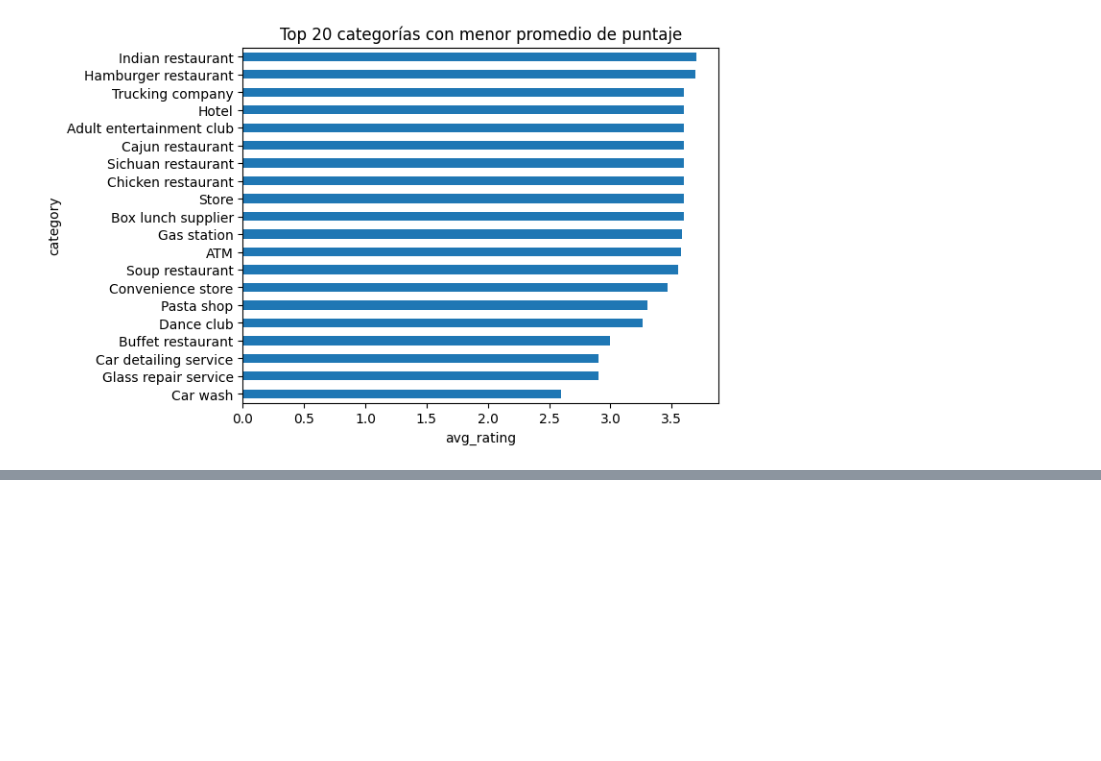
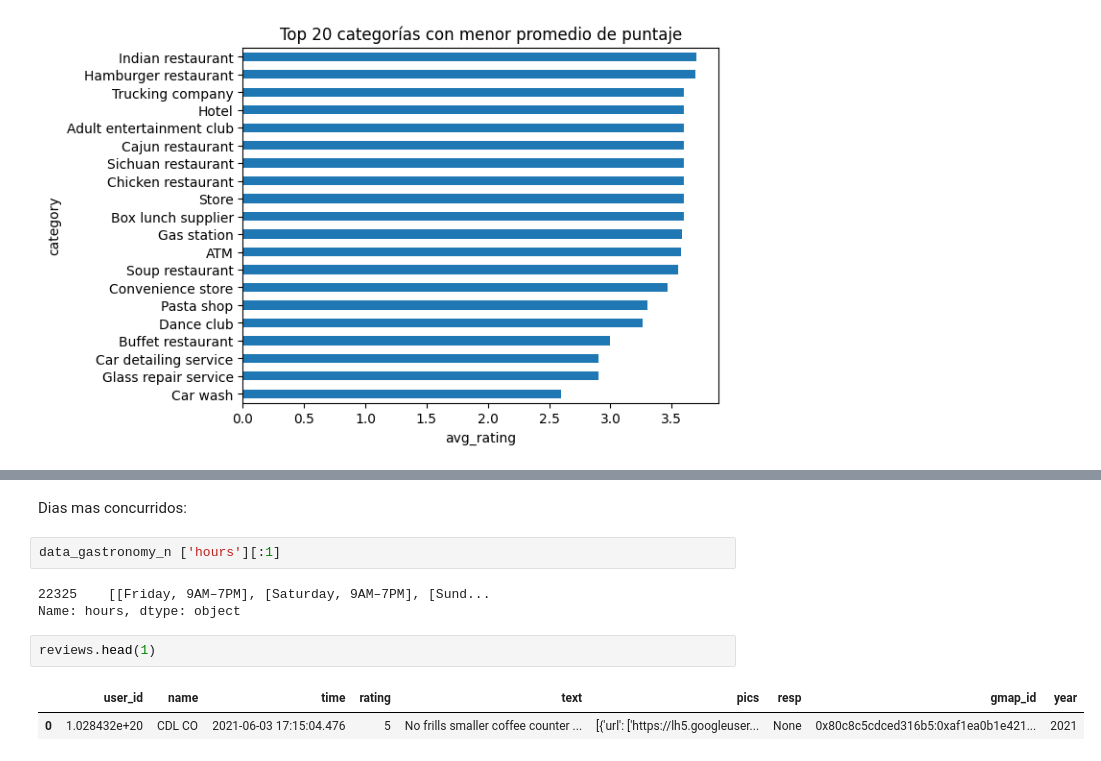
Before and after one commit to volpo/PG_YELP_GOOGLE_MAPS, a Jupyter notebook: EDANevada.ipynb, the cells around one changed output, grey strips where cells are left out. Drawn from its saved outputs; the diff is of its cells as text; blank space fills up the shorter version.

```diff
--- a/EDANevada.ipynb
+++ b/EDANevada.ipynb
@@ -511,0 +525,12 @@ category_gastronomy
+# %% [markdown]
+Dias mas concurridos:
+# %%
+data_gastronomy_n ['hours'][:1]
+# %% [output]
+22325    [[Friday, 9AM–7PM], [Saturday, 9AM–7PM], [Sund...
+Name: hours, dtype: object
+# %%
+reviews.head(1)
+# %% [output]
+|  | user_id | name | time | rating | text | pics | resp | gmap_id | year |
+| 0 | 1.028432e+20 | CDL CO | 2021-06-03 17:15:04.476 | 5 | No frills smaller coffee counter ... | [{'url': ['https://lh5.googleuser... | None | 0x80c8c5cdced316b5:0xaf1ea0b1e421... | 2021 |
```
Also changed, not shown: parts of 15 cells of this notebook.
